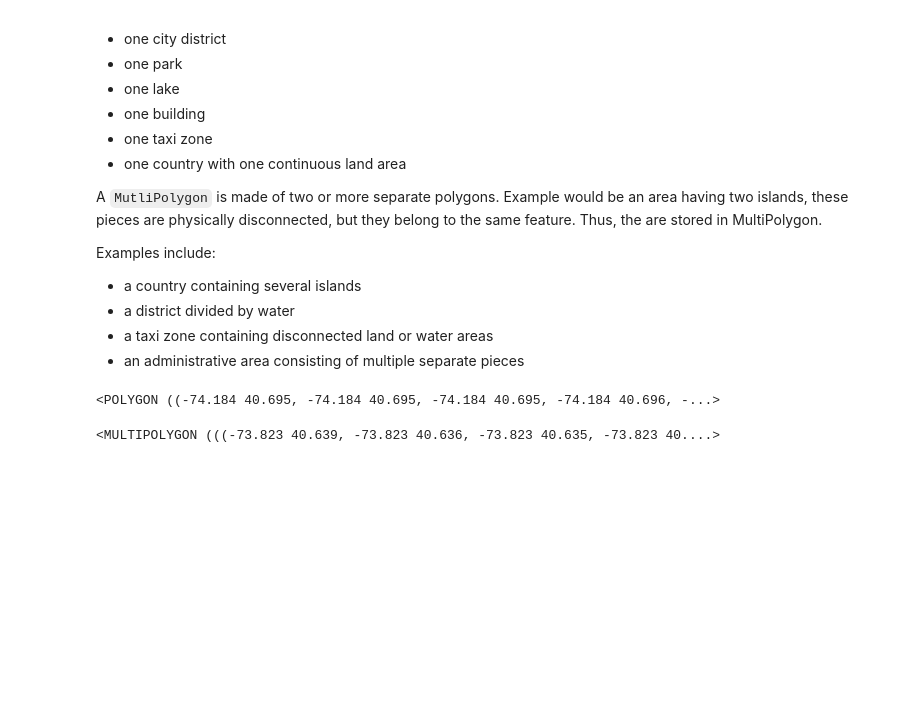
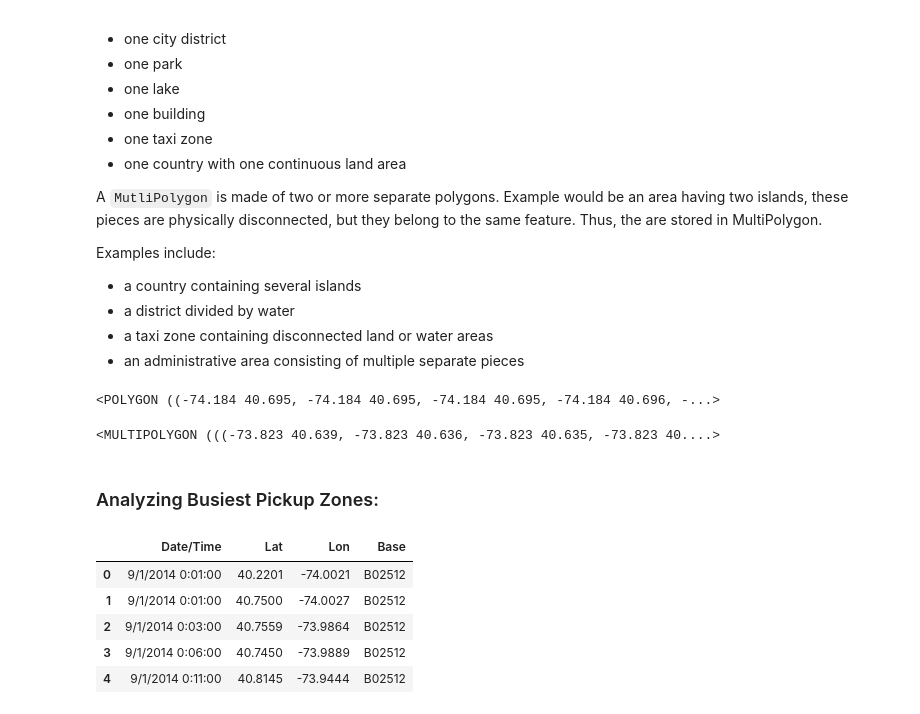
Before and after one commit to Namrota/Spatial-Data-Analysis, a Jupyter notebook: spatial_analysis_uber.ipynb, the cells around one changed output. Cells and saved outputs as stored; diff of their text form; code cells hidden in the pictures; blank space fills up the shorter version.

```diff
--- a/spatial_analysis_uber.ipynb
+++ b/spatial_analysis_uber.ipynb
@@ -108,3 +117,15 @@ zones["geometry"][0]
 zones["geometry"][1]  # Multipolygon
 # %% [output]
 <MULTIPOLYGON (((-73.823 40.639, -73.823 40.636, -73.823 40.635, -73.823 40....>
+# %% [markdown]
+### Analyzing Busiest Pickup Zones:
+# %%
+df= pd.read_csv("uber-raw-data-sep14.csv")
+df.head()
+# %% [output]
+|  | Date/Time | Lat | Lon | Base |
+| 0 | 9/1/2014 0:01:00 | 40.2201 | -74.0021 | B02512 |
+| 1 | 9/1/2014 0:01:00 | 40.7500 | -74.0027 | B02512 |
+| 2 | 9/1/2014 0:03:00 | 40.7559 | -73.9864 | B02512 |
+| 3 | 9/1/2014 0:06:00 | 40.7450 | -73.9889 | B02512 |
+| 4 | 9/1/2014 0:11:00 | 40.8145 | -73.9444 | B02512 |
```
Also changed, not shown: parts of 22 cells of this notebook.
